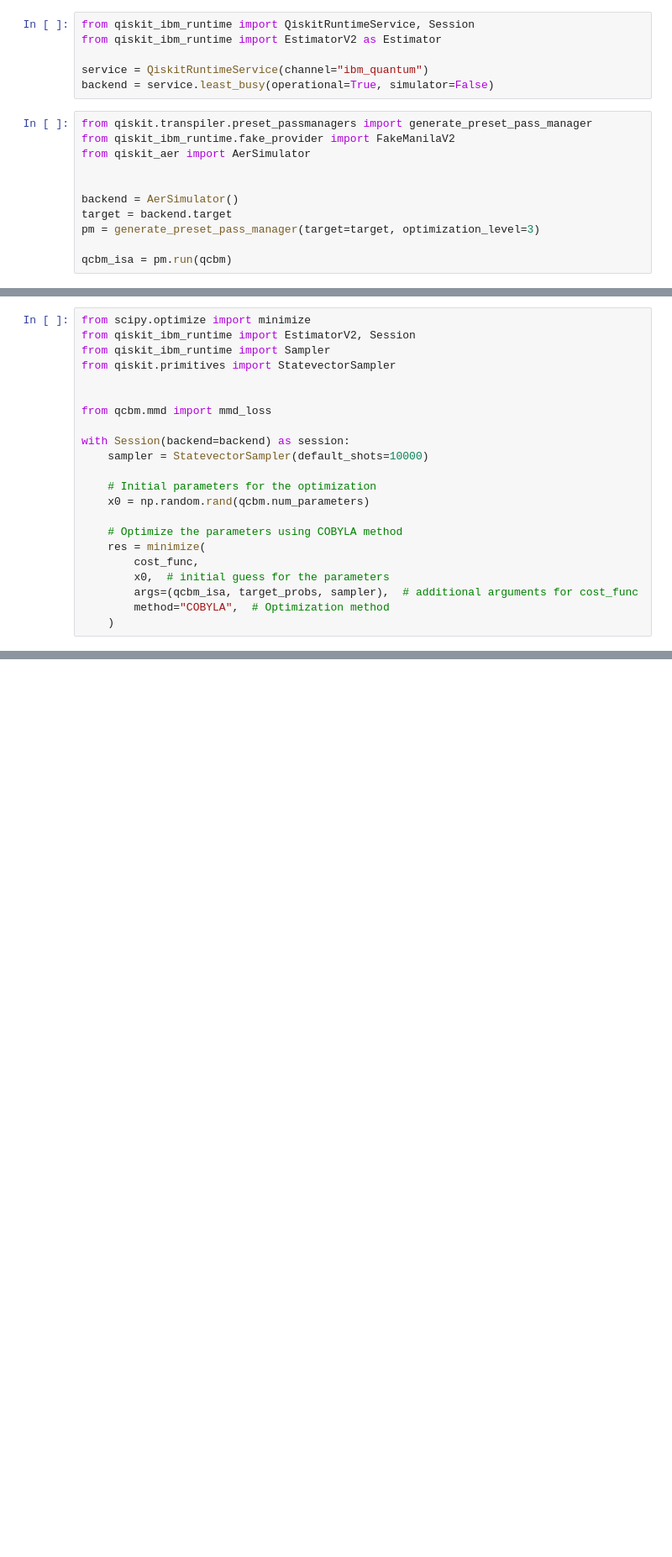
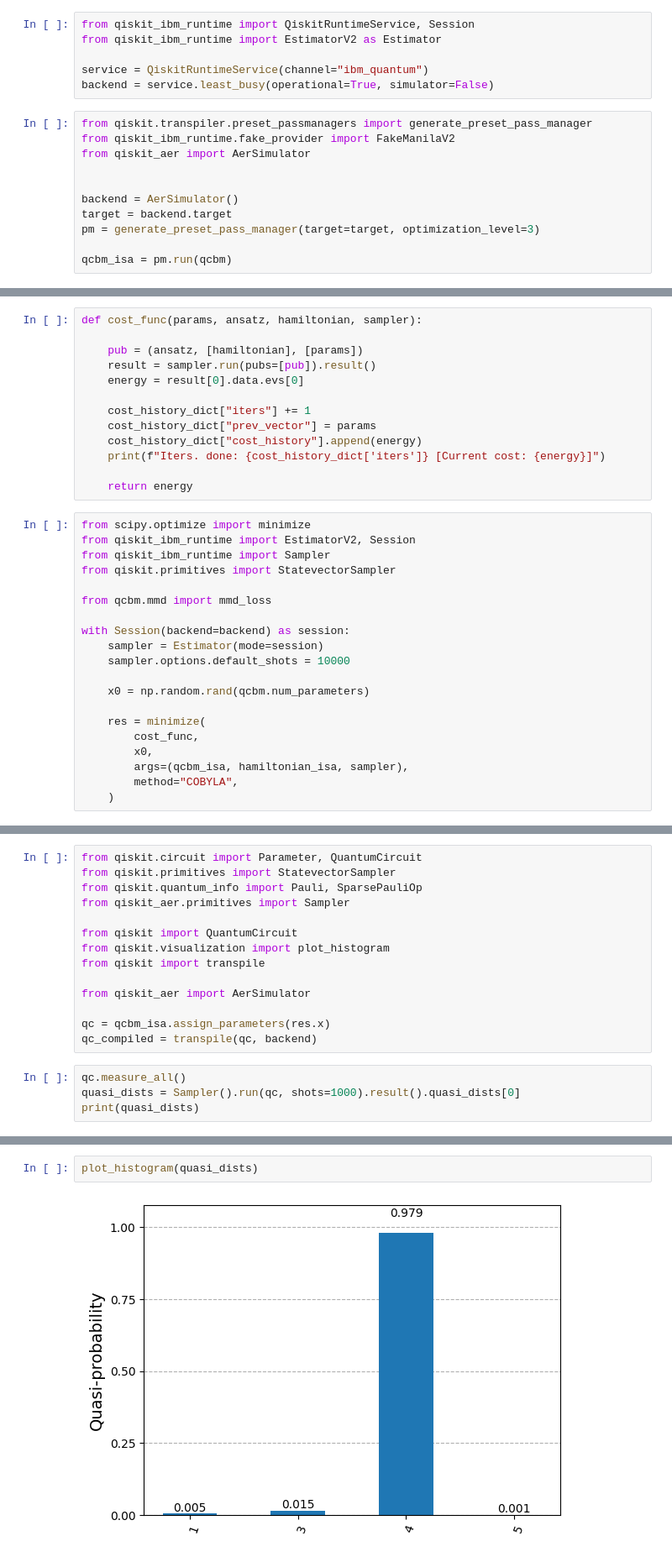
Before and after one commit to 0xSooki/qcbm, a Jupyter notebook: qcbm.ipynb, the cells around one changed output, grey strips where cells are left out. Shown at 84% size. Drawn from its saved outputs; the diff is of its cells as text; blank space fills up the shorter version.

```diff
--- a/qcbm.ipynb
+++ b/qcbm.ipynb
@@ -191,23 +185,34 @@ def cost_func(params, ansatz, target_probs, sampler):
+# %%
+def cost_func(params, ansatz, hamiltonian, sampler):
+
+    pub = (ansatz, [hamiltonian], [params])
+    result = sampler.run(pubs=[pub]).result()
+    energy = result[0].data.evs[0]
+
+    cost_history_dict["iters"] += 1
+    cost_history_dict["prev_vector"] = params
+    cost_history_dict["cost_history"].append(energy)
+    print(f"Iters. done: {cost_history_dict['iters']} [Current cost: {energy}]")
+
+    return energy
 # %%
 from scipy.optimize import minimize
 from qiskit_ibm_runtime import EstimatorV2, Session
 from qiskit_ibm_runtime import Sampler
 from qiskit.primitives import StatevectorSampler
 
-
 from qcbm.mmd import mmd_loss
 
 with Session(backend=backend) as session:
-    sampler = StatevectorSampler(default_shots=10000)
+    sampler = Estimator(mode=session)
+    sampler.options.default_shots = 10000
 
-    # Initial parameters for the optimization
     x0 = np.random.rand(qcbm.num_parameters)
 
-    # Optimize the parameters using COBYLA method
     res = minimize(
         cost_func,
-        x0,  # initial guess for the parameters
-        args=(qcbm_isa, target_probs, sampler),  # additional arguments for cost_func
-        method="COBYLA",  # Optimization method
+        x0,
+        args=(qcbm_isa, hamiltonian_isa, sampler),
+        method="COBYLA",
     )
 # %% [output]
@@ -216,0 +256,18 @@ qcbm_isa.assign_parameters(res.x)
+# %%
+from qiskit.circuit import Parameter, QuantumCircuit
+from qiskit.primitives import StatevectorSampler
+from qiskit.quantum_info import Pauli, SparsePauliOp
+from qiskit_aer.primitives import Sampler
+
+from qiskit import QuantumCircuit
+from qiskit.visualization import plot_histogram
+from qiskit import transpile
+
+from qiskit_aer import AerSimulator
+
+qc = qcbm_isa.assign_parameters(res.x)
+qc_compiled = transpile(qc, backend)
+# %%
+qc.measure_all()
+quasi_dists = Sampler().run(qc, shots=1000).result().quasi_dists[0]
+print(quasi_dists)
@@ -216,0 +276,4 @@ qcbm_isa.assign_parameters(res.x)
+# %%
+plot_histogram(quasi_dists)
+# %% [output]
+[figure, added]
```
Also changed, not shown: parts of 19 cells of this notebook.
